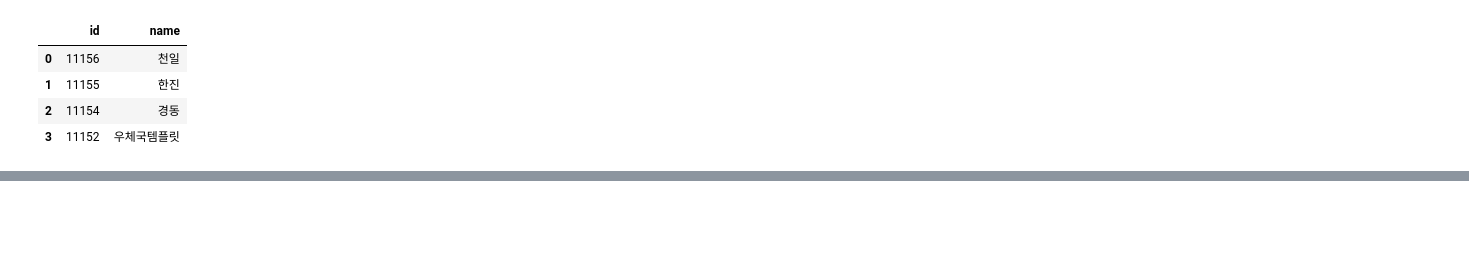
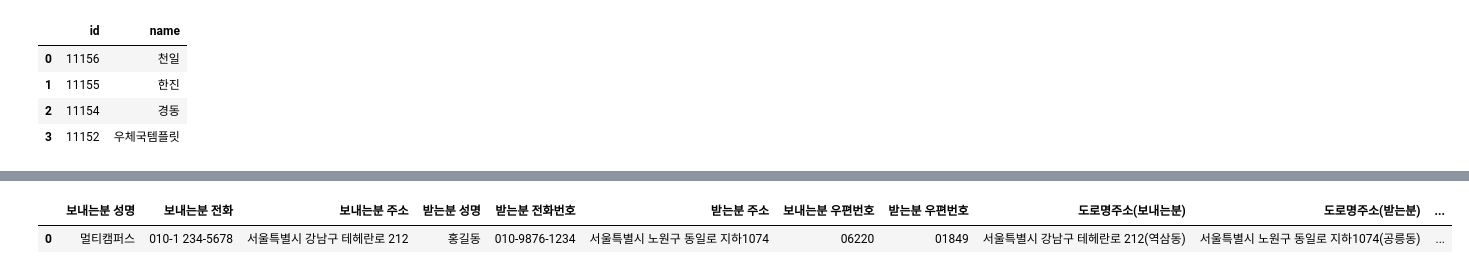
Before and after one commit to PJTJ4U/PJTJ4U, a Jupyter notebook: 조정범/API연동.ipynb, the cells around one changed output, grey strips where cells are left out. Saved outputs shown, nothing was run; the diff lists cells and outputs as text; code cells hidden in the pictures; blank space fills up the shorter version.

```diff
--- a/조정범/API연동.ipynb
+++ b/조정범/API연동.ipynb
@@ -66,7 +111,7 @@ with open(output_file, 'w', encoding='utf-8') as outfile:
 # %%
 import json
 
-with open('C:\\Workspace\\python\\빅데이터 지능형서비스 개발 팀프로젝트\\PJTJ4U\\조정범\Data\\output\\경동택배_샘플.json', 'r', encoding = 'utf-8') as f:
+with open('C:\\Workspace\\python\\빅데이터 지능형서비스 개발 팀프로젝트\\PJTJ4U\\조정범\Data\\output\\우체국(테스트용).json', 'r', encoding = 'utf-8') as f:
     json_data = json.load(f)
 json_data
 # %% [output]
@@ -131,0 +379,16 @@ content_list
+# %%
+import json
+# with open('C:\\Workspace\\python\\빅데이터 지능형서비스 개발 팀프로젝트\\PJTJ4U\\조정범\Data\\output\\우체국_샘플2.json', 'r', encoding = 'utf-8') as f:
+#     json_data = json.load(f)
+with open(output_file, 'r', encoding = 'utf-8') as f:
+    json_data = json.load(f)
+ctg_list = []
+contents_list = []
+
+for i in range(len(json_data['images'][0]['fields'])):
+    ctg_list.append(json_data['images'][0]['fields'][i]['name'])
+    contents_list.append(json_data['images'][0]['fields'][i]['inferText'])
+df_info = pd.DataFrame([contents_list], columns = ctg_list)
+df_info['보내는분 주소'] = df_info['보내는분 주소'].apply(lambda x: x.split('\n')[0])
+df_info['받는분 주소'] = df_info['받는분 주소'].apply(lambda x: x.split('\n')[0])
+df_info
@@ -131,0 +444,47 @@ content_list
+# %%
+kakao_api_key = 'C:\\Workspace\\python\\Data_Science\\04.공공데이터활용\\kakaoapikey.txt'
+import pandas as pd
+with open(kakao_api_key) as f:
+    api_key2 = f.read()
+import requests
+from urllib.parse import quote
+search_url = 'https://dapi.kakao.com/v2/local/search/address.json'
+
+lat_list, lng_list = [], []
+for i in range(len(df_info['도로명주소(보내는분)'])):
+    try:
+        url = f'{search_url}?query={quote(df_info["도로명주소(보내는분)"][i])}'
+        result = requests.get(url,
+                        headers = {'Authorization': f'KakaoAK {api_key2}'}).json()
+        lng = float(result['documents'][0]['x']) # 경도
+        lng_list.append(lng)
+        lat = float(result['documents'][0]['y']) # 위도
+        lat_list.append(lat)
+    except:
+        lng, lat = 0, 0
+        lng_list.append(lng)
+        lat_list.append(lat)
+df_info['위도(보내는분)'] = lat_list
+df_info['경도(보내는분)'] = lng_list
+
+lat_list, lng_list = [], []
+for i in range(len(df_info['도로명주소(받는분)'])):
+    try:
+        url = f'{search_url}?query={quote(df_info["도로명주소(받는분)"][i])}'
+        result = requests.get(url,
+                        headers = {'Authorization': f'KakaoAK {api_key2}'}).json()
+        lng = float(result['documents'][0]['x']) # 경도
+        lng_list.append(lng)
+        lat = float(result['documents'][0]['y']) # 위도
+        lat_list.append(lat)
+    except:
+        lng, lat = 0, 0
+        lng_list.append(lng)
+        lat_list.append(lat)
+df_info['위도(받는분)'] = lat_list
+df_info['경도(받는분)'] = lng_list
+
+df_info
+# %% [output]
+|  | 보내는분 성명 | 보내는분 전화 | 보내는분 주소 | 받는분 성명 | 받는분 전화번호 | 받는분 주소 | 보내는분 우편번호 | 받는분 우편번호 | 도로명주소(보내는분) | 도로명주소(받는분) | ... |
+| 0 | 멀티캠퍼스 | 010-1 234-5678 | 서울특별시 강남구 테헤란로 212 | 홍길동 | 010-9876-1234 | 서울특별시 노원구 동일로 지하1074 | 06220 | 01849 | 서울특별시 강남구 테헤란로 212(역삼동) | 서울특별시 노원구 동일로 지하1074(공릉동) | ... |
```
Also changed, not shown: parts of 14 cells of this notebook, 1 other file.
